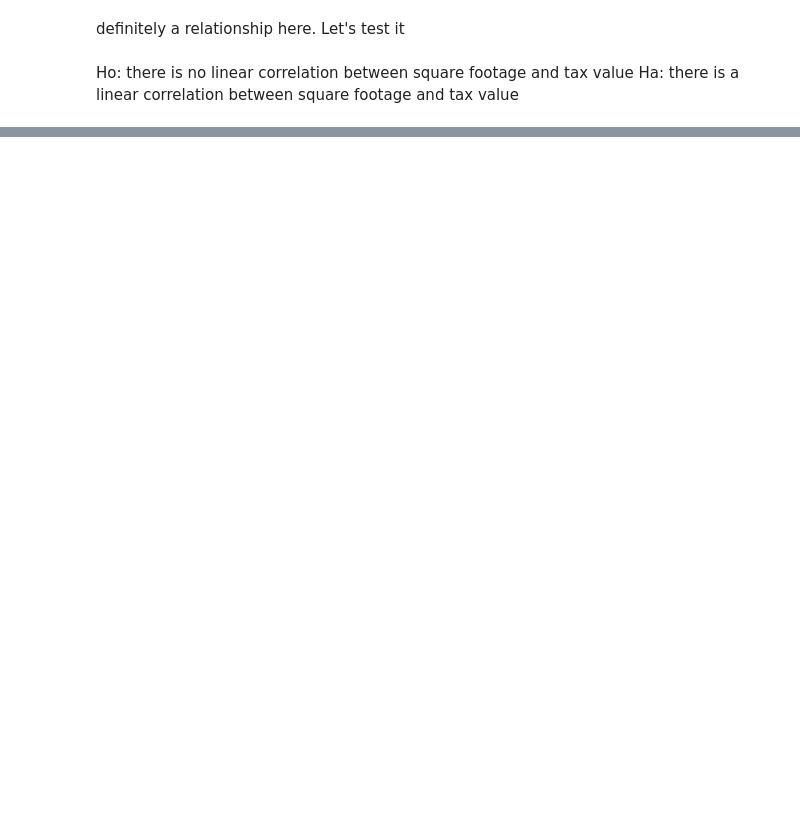
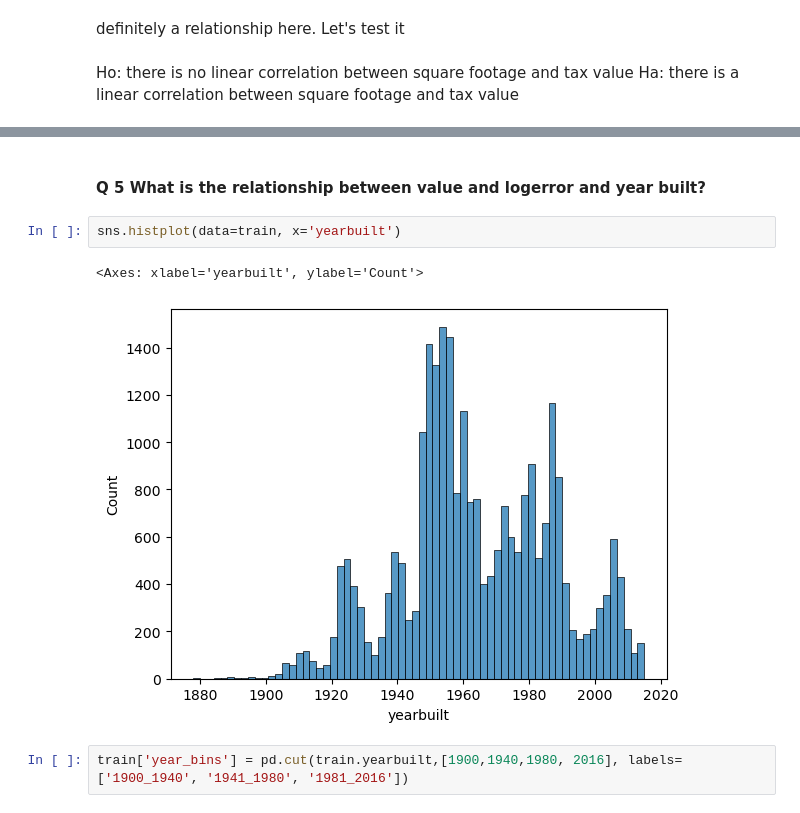
Before and after one commit to DerekBixby/clustering_exercises, a Jupyter notebook: explore_zillow.ipynb, the cells around one changed output, grey strips where cells are left out. Cells and saved outputs as stored; diff of their text form; blank space fills up the shorter version.

```diff
--- a/explore_zillow.ipynb
+++ b/explore_zillow.ipynb
@@ -194,0 +202,9 @@ SignificanceResult(statistic=0.43596217233193496, pvalue=0.0)
+# %% [markdown]
+#### Q 5 What is the relationship between value and logerror and year built?
+# %%
+sns.histplot(data=train, x='yearbuilt')
+# %% [output]
+<Axes: xlabel='yearbuilt', ylabel='Count'>
+[figure, added]
+# %%
+train['year_bins'] = pd.cut(train.yearbuilt,[1900,1940,1980, 2016], labels=['1900_1940', '1941_1980', '1981_2016'])
```
Also changed, not shown: parts of 18 cells of this notebook.
